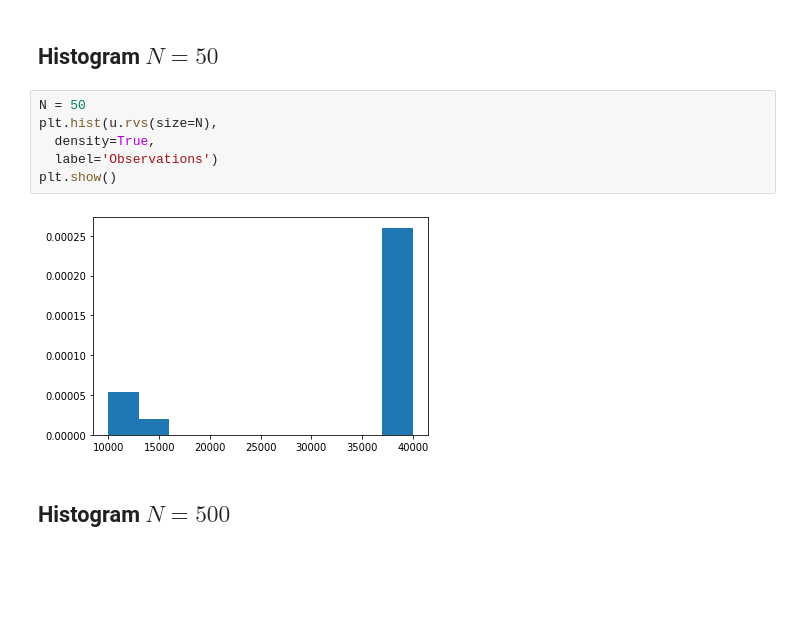
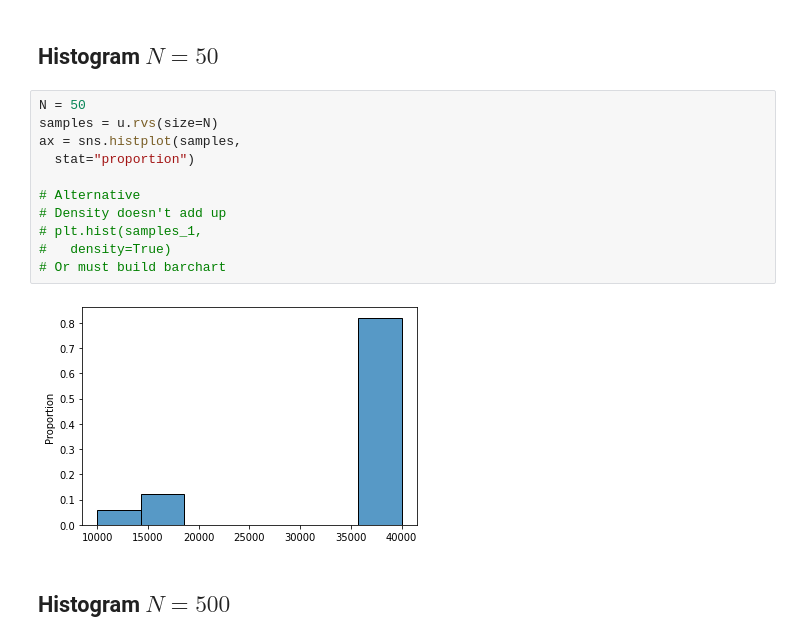
Before and after one commit to ubcecon/ECON526, a Jupyter notebook: lectures/probability.ipynb, the cells around one changed output. Saved outputs shown, nothing was run; the diff lists cells and outputs as text; blank space fills up the shorter version.

```diff
--- a/lectures/probability.ipynb
+++ b/lectures/probability.ipynb
@@ -246,12 +240,17 @@ Samples of X = [40000 40000 10000 40000 40000]
 # %% [markdown]
 ## Histogram $N=50$
-# %%
-N = 50
-plt.hist(u.rvs(size=N),
-  density=True,
-  label='Observations')
-plt.show()
-# %% [output]
-[figure, removed]
+# %%
+N = 50
+samples = u.rvs(size=N)
+ax = sns.histplot(samples,
+  stat="proportion")
+
+# Alternative
+# Density doesn't add up
+# plt.hist(samples_1,
+#   density=True)
+# Or must build barchart
+# %% [output]
+[figure, added]
 # %% [markdown]
 ## Histogram $N=500$
```
Also changed, not shown: parts of 21 cells of this notebook, 3 other files.
